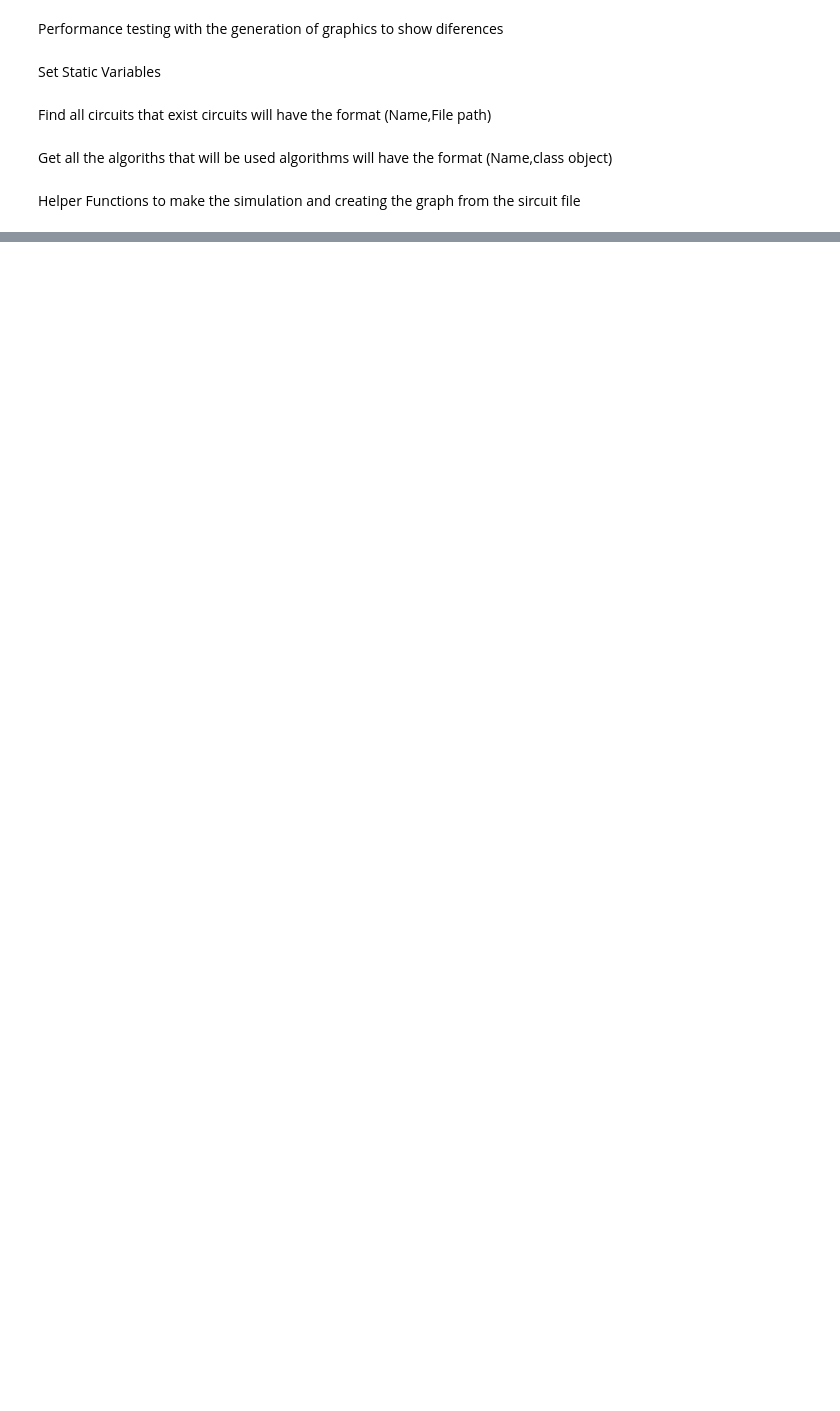
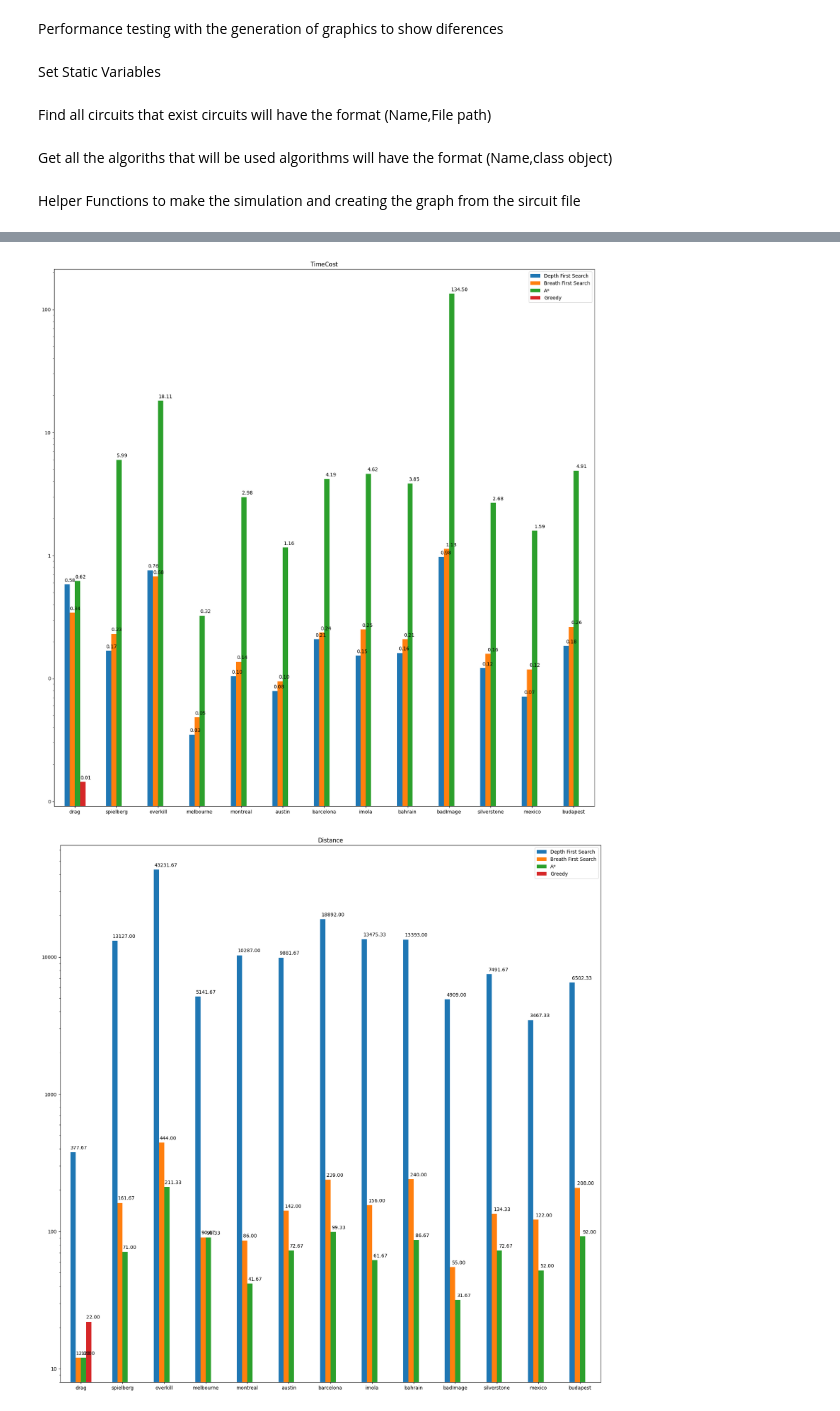
Before and after one commit to SLP25/IA, a Jupyter notebook: performanceTests.ipynb, the cells around one changed output, grey strips where cells are left out. Saved outputs shown, nothing was run; the diff lists cells and outputs as text; code cells hidden in the pictures; blank space fills up the shorter version.

Commit message:
new graphic+updated requirements

```diff
--- a/performanceTests.ipynb
+++ b/performanceTests.ipynb
@@ -230,0 +115,31 @@ for plotRow,(algName,algData) in enumerate(dataToPlot.items()):
+# %%
+data={}
+
+for circuitN,circuitF in circuits:
+    graph=getGraphFromImage(circuitF)
+    for algorithmN,algorithmI in algorithms:
+        print(circuitN,algorithmN)
+        if algorithmN=='Greedy' and circuitN!='drag':
+            for statA in StatisticsToShow:
+                data[statA][circuitN].append(0)
+            continue
+
+        cars=simulate(algorithmI,graph)
+        costcar=list(zip(*cars)) # transpose
+        cost=costcar[0]
+        car = costcar[1]
+
+        for statA in StatisticsToShow:
+            if statA not in data:
+                data[statA]={}
+            if circuitN not in data[statA]:
+                data[statA][circuitN] = []
+            if statA=='TimeCost':
+                data[statA][circuitN].append(np.mean(cost))
+                continue
+            funcs = list(map(lambda x:getattr(x,StatMethod[statA]),car))
+            if statA=='Distance':
+                data[statA][circuitN].append(np.mean(funcs))
+                continue
+            values = list(map(lambda x: x(),funcs))
+            data[statA][circuitN].append(np.mean(values))
@@ -230,0 +164,17 @@ for plotRow,(algName,algData) in enumerate(dataToPlot.items()):
+# %%
+
+
+
+dataframes={}
+algorithmsNames=list(zip(*algorithms))[0]
+for stat,statData in data.items():
+    dataframes[stat]=pd.DataFrame.from_dict(statData,orient='index',columns=algorithmsNames)
+for stat,df in dataframes.items():
+    ax = df.plot(kind="bar", rot=0,title=stat,figsize=(20,20))
+    ax.set_yscale('log')
+    ax.yaxis.set_major_formatter(mticker.ScalarFormatter())
+    for p in ax.patches:
+        ax.annotate(f"{p.get_height():.2f}", (p.get_x() * 1.005, p.get_height() * 1.05))
+# %% [output]
+[figure, added]
+[figure, added]
```
Also changed, not shown: parts of 13 cells of this notebook, 1 other file.
